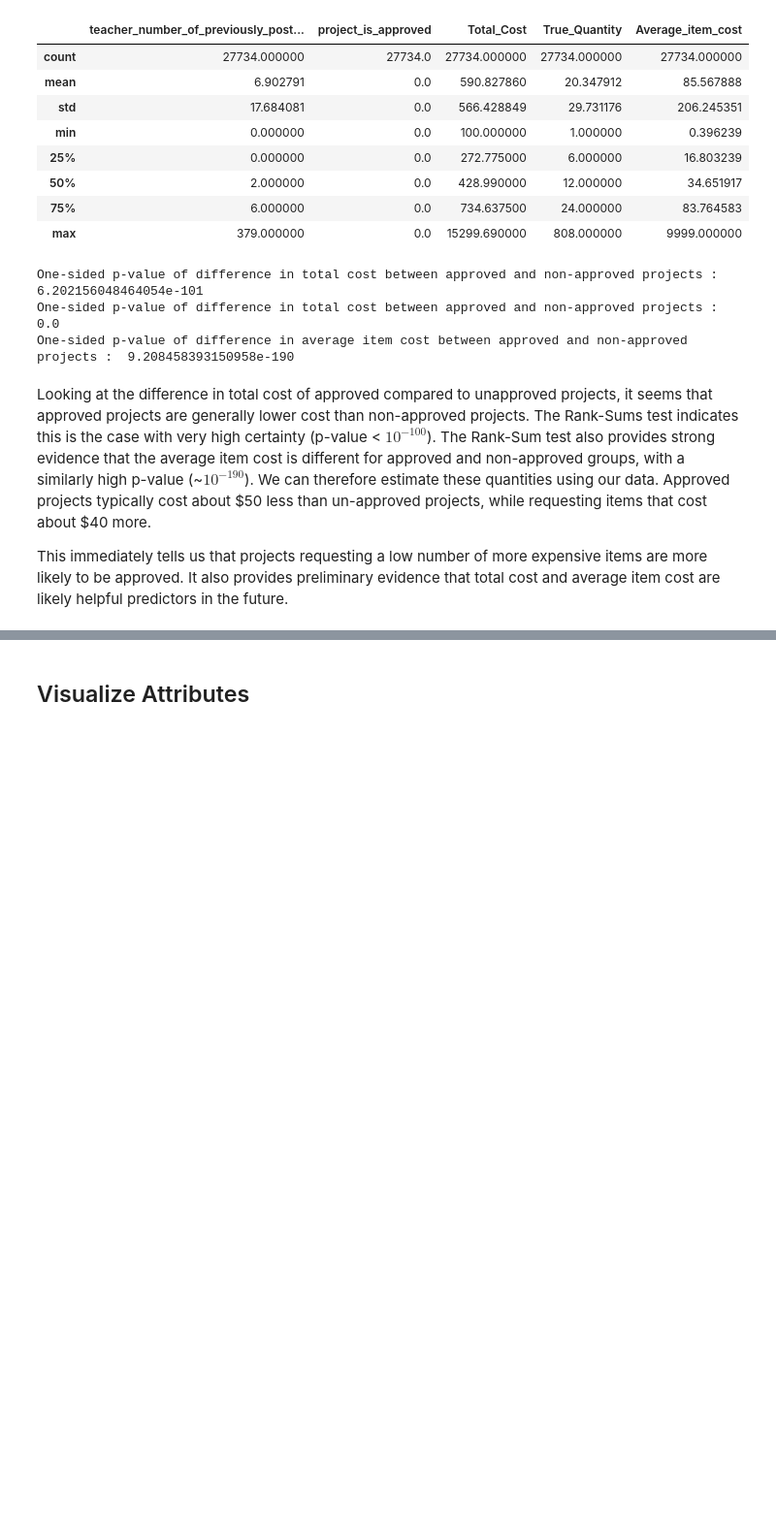
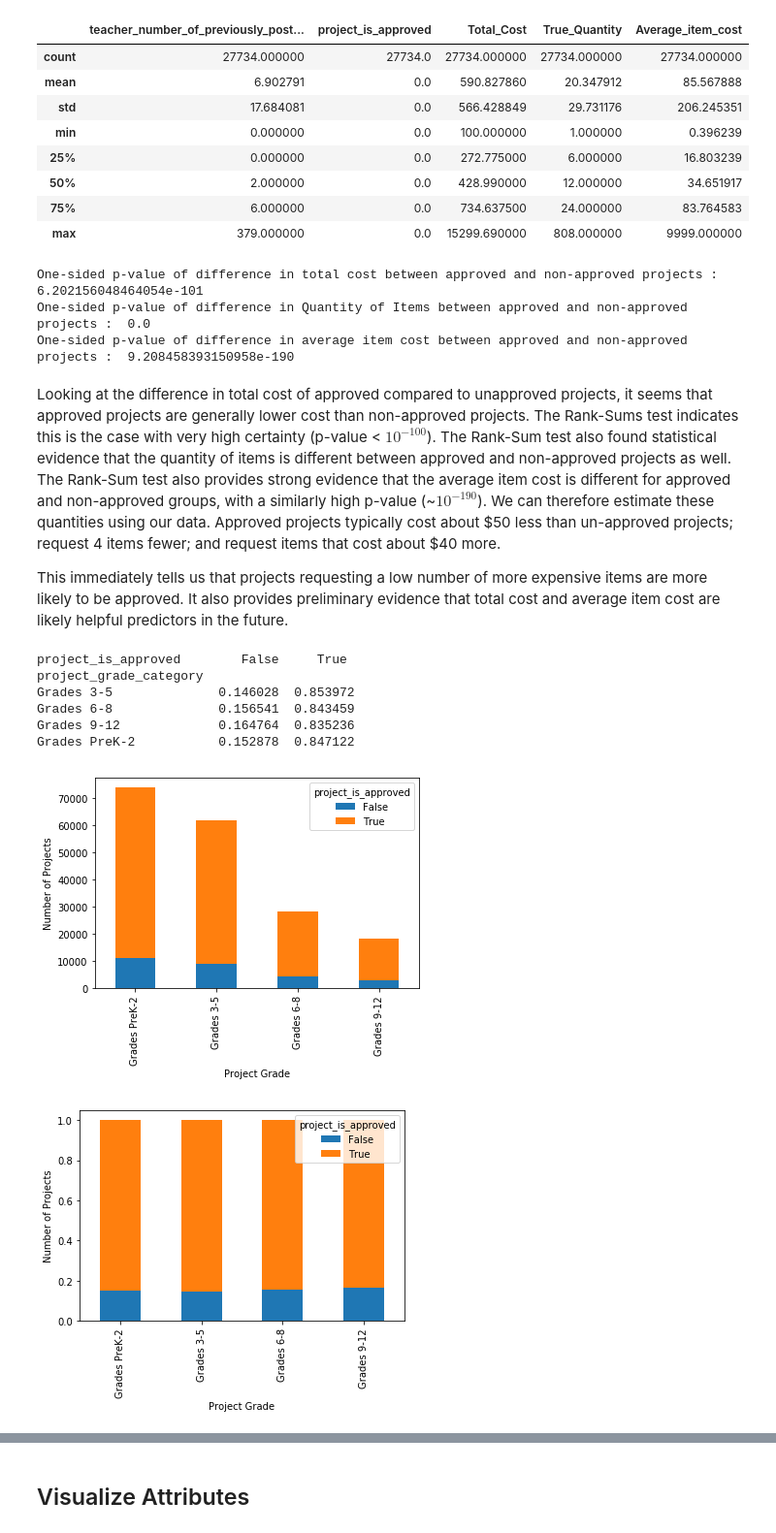
Before and after one commit to davestroud/DataMining_SMU, a Jupyter notebook: ASchams.ipynb, the cells around one changed output, grey strips where cells are left out. Shown: that part at 97% size. Saved outputs shown, nothing was run; the diff lists cells and outputs as text; code cells hidden in the pictures; blank space fills up the shorter version.

Commit message:
summary statistics

```diff
--- a/ASchams.ipynb
+++ b/ASchams.ipynb
@@ -440,14 +443,39 @@ from scipy.stats import ranksums
 print('One-sided p-value of difference in total cost between approved and non-approved projects : ',
       ranksums(df_train[df_train.project_is_approved==0].Total_Cost,
                df_train[df_train.project_is_approved==1].Total_Cost)[1])
+print('One-sided p-value of difference in Quantity of Items between approved and non-approved projects : ',
+      ranksums(df_train[df_train.project_is_approved==0].True_Quantity,
+               df_train[df_train.project_is_approved==1].True_Quantity)[1])
 print('One-sided p-value of difference in average item cost between approved and non-approved projects : ',
       ranksums(df_train[df_train.project_is_approved==0].Average_item_cost,
                df_train[df_train.project_is_approved==1].Average_item_cost)[1])
 # %% [output]
 One-sided p-value of difference in total cost between approved and non-approved projects :  6.202156048464054e-101
-One-sided p-value of difference in total cost between approved and non-approved projects :  0.0
+One-sided p-value of difference in Quantity of Items between approved and non-approved projects :  0.0
 One-sided p-value of difference in average item cost between approved and non-approved projects :  9.208458393150958e-190
 # %% [markdown]
-Looking at the difference in total cost of approved compared to unapproved projects, it seems that approved projects are generally lower cost than non-approved projects. The Rank-Sums test indicates this is the case with very high certainty (p-value < $10^{-100}$). The Rank-Sum test also provides strong evidence that the average item cost is different for approved and non-approved groups, with a similarly high p-value (~$10^{-190}$). We can therefore estimate these quantities using our data. Approved projects typically cost about \$50 less than un-approved projects, while requesting items that cost about \$40 more.
+Looking at the difference in total cost of approved compared to unapproved projects, it seems that approved projects are generally lower cost than non-approved projects. The Rank-Sums test indicates this is the case with very high certainty (p-value < $10^{-100}$). The Rank-Sum test also found statistical evidence that the quantity of items is different between approved and non-approved projects as well. The Rank-Sum test also provides strong evidence that the average item cost is different for approved and non-approved groups, with a similarly high p-value (~$10^{-190}$). We can therefore estimate these quantities using our data. Approved projects typically cost about \$50 less than un-approved projects; request 4 items fewer; and request items that cost about \$40 more.
 
 This immediately tells us that projects requesting a low number of more expensive items are more likely to be approved. It also provides preliminary evidence that total cost and average item cost are likely helpful predictors in the future.
+# %%
+counts = pd.crosstab(df_train.project_grade_category, df_train.project_is_approved.astype(bool))
+counts_prop = counts.div(counts.sum(1).astype(float),axis=0)
+## https://stackoverflow.com/questions/47255746/change-order-on-x-axis-for-matplotlib-chart used
+bar_order = ['Grades PreK-2', 'Grades 3-5', 'Grades 6-8', 'Grades 9-12']
+counts.loc[bar_order].plot(kind='bar', stacked=True)
+plt.ylabel('Number of Projects')
+plt.xlabel('Project Grade')
+counts_prop.loc[bar_order].plot(kind='bar',stacked=True)
+plt.xlabel('Project Grade')
+plt.ylabel('Number of Projects')
+
+print(counts_prop)
+# %% [output]
+project_is_approved        False     True
+project_grade_category
+Grades 3-5              0.146028  0.853972
+Grades 6-8              0.156541  0.843459
+Grades 9-12             0.164764  0.835236
+Grades PreK-2           0.152878  0.847122
+[figure, added]
+[figure, added]
```
Also changed, not shown: parts of 4 cells of this notebook.
